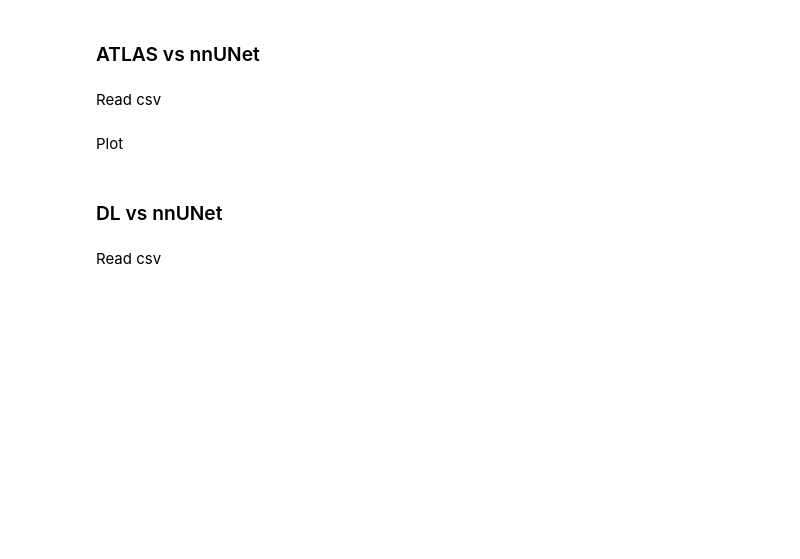
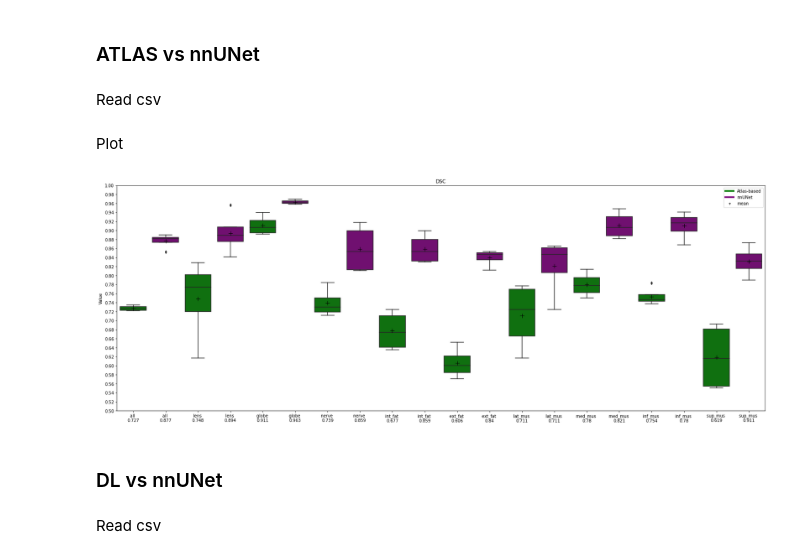
Before and after one commit to jaimebarran/a-eye_segmentation, a Jupyter notebook: deep_learning/3D_multilabel/sim_metrics.ipynb, the cells around one changed output. Cells and saved outputs as stored; diff of their text form; code cells hidden in the pictures; blank space fills up the shorter version.

```diff
--- a/deep_learning/3D_multilabel/sim_metrics.ipynb
+++ b/deep_learning/3D_multilabel/sim_metrics.ipynb
@@ -487,44 +487,47 @@ Plot
 # %%
 import pandas as pd
 import seaborn as sns
 from matplotlib import pyplot as plt
 from matplotlib.pyplot import Line2D
 import numpy as np
 
 # Figure
 fig, axs = plt.subplots(figsize=(28,10))
 fig.canvas.manager.set_window_title('DSC per label')
 fig.patch.set_facecolor('white')
 
 # Legend
 legend_elements = [Line2D([0], [0], color='green', lw=4, label='Atlas-based'),
     Line2D([0], [0], color='purple', lw=4, label='nnUNet'),
     Line2D([], [], color='black', label='mean', marker='+', markersize=5, linestyle='None')]
 
 # Axis
 colours_palette = ['green','purple','green','purple','green','purple','green','purple','green','purple','green','purple','green','purple','green','purple','green','purple','green','purple']
 meanpointprops = {"marker":"+", "markerfacecolor":"black", "markeredgecolor":"black", "markersize":"10"}
 ax = sns.boxplot(data=df_dsc, palette=colours_palette, showmeans=True, meanprops=meanpointprops)
 # ax = sns.swarmplot(data=df_dsc)
 ax.set_title('DSC')
 ax.legend(handles=legend_elements)
 ax.set(ylabel="Value")
 ax.set_xticklabels([
-    f'all {np.around(np.mean(df_dsc[0]), 3)}', f'all {np.around(np.mean(df_dsc[1]), 3)}',
-    f'lens {np.around(np.mean(df_dsc[2]), 3)}', f'lens {np.around(np.mean(df_dsc[3]), 3)}',
-    f'globe {np.around(np.mean(df_dsc[4]), 3)}', f'globe {np.around(np.mean(df_dsc[5]), 3)}',
-    f'nerve {np.around(np.mean(df_dsc[6]), 3)}', f'nerve {np.around(np.mean(df_dsc[7]), 3)}',
-    f'int_fat {np.around(np.mean(df_dsc[8]), 3)}', f'int_fat {np.around(np.mean(df_dsc[9]), 3)}',
-    f'ext_fat {np.around(np.mean(df_dsc[10]), 3)}', f'ext_fat {np.around(np.mean(df_dsc[11]), 3)}',
-    f'lat_mus {np.around(np.mean(df_dsc[12]), 3)}', f'lat_mus {np.around(np.mean(df_dsc[12]), 3)}',
-    f'med_mus {np.around(np.mean(df_dsc[14]), 3)}', f'med_mus {np.around(np.mean(df_dsc[13]), 3)}',
-    f'inf_mus {np.around(np.mean(df_dsc[16]), 3)}', f'inf_mus {np.around(np.mean(df_dsc[14]), 3)}',
-    f'sup_mus {np.around(np.mean(df_dsc[18]), 3)}', f'sup_mus {np.around(np.mean(df_dsc[15]), 3)}'])
+    f'all \n{np.around(np.mean(df_dsc[0]), 3)}', f'all \n{np.around(np.mean(df_dsc[1]), 3)}',
+    f'lens \n{np.around(np.mean(df_dsc[2]), 3)}', f'lens \n{np.around(np.mean(df_dsc[3]), 3)}',
+    f'globe \n{np.around(np.mean(df_dsc[4]), 3)}', f'globe \n{np.around(np.mean(df_dsc[5]), 3)}',
+    f'nerve \n{np.around(np.mean(df_dsc[6]), 3)}', f'nerve \n{np.around(np.mean(df_dsc[7]), 3)}',
+    f'int_fat \n{np.around(np.mean(df_dsc[8]), 3)}', f'int_fat \n{np.around(np.mean(df_dsc[9]), 3)}',
+    f'ext_fat \n{np.around(np.mean(df_dsc[10]), 3)}', f'ext_fat \n{np.around(np.mean(df_dsc[11]), 3)}',
+    f'lat_mus \n{np.around(np.mean(df_dsc[12]), 3)}', f'lat_mus \n{np.around(np.mean(df_dsc[12]), 3)}',
+    f'med_mus \n{np.around(np.mean(df_dsc[14]), 3)}', f'med_mus \n{np.around(np.mean(df_dsc[13]), 3)}',
+    f'inf_mus \n{np.around(np.mean(df_dsc[16]), 3)}', f'inf_mus \n{np.around(np.mean(df_dsc[14]), 3)}',
+    f'sup_mus \n{np.around(np.mean(df_dsc[18]), 3)}', f'sup_mus \n{np.around(np.mean(df_dsc[15]), 3)}'])
+
 ax.set_yticks(np.arange(0.5, 1.02, 0.02))
 
 plt.show
 
-plt.savefig(f'{nnunet_path}reg_vs_nn.png') #, bbox_inches='tight')
+plt.savefig(f'{nnunet_path}reg_vs_nn.png', bbox_inches='tight')
+# %% [output]
+[figure, added]
 # %% [markdown]
 ### DL vs nnUNet
 # %% [markdown]
```
Also changed, not shown: parts of 2 cells of this notebook.
